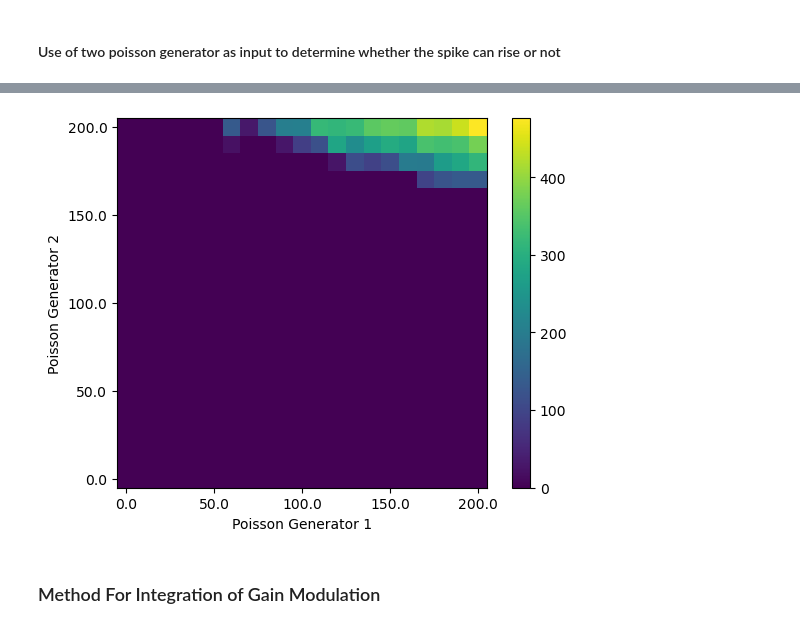
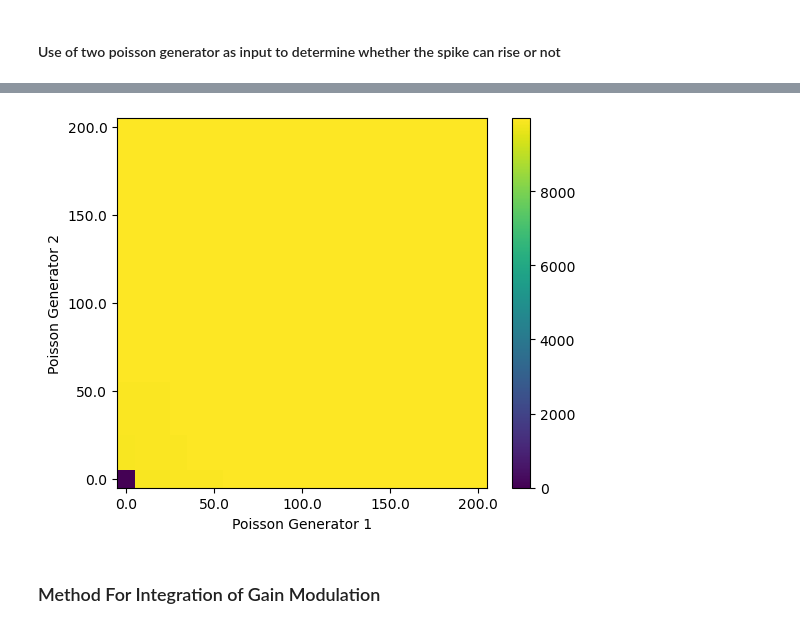
Before and after one commit to aung9htet/counting_snn, a Jupyter notebook: subitization_notebook.ipynb, the cells around one changed output, grey strips where cells are left out. Drawn from its saved outputs; the diff is of its cells as text; code cells hidden in the pictures.

```diff
--- a/subitization_notebook.ipynb
+++ b/subitization_notebook.ipynb
@@ -350,7 +366,7 @@ def test_capacitance_generator(capacitance, rate):
             "tau_syn_ex": 1000,             # ms rise time of the excitatory synaptic alpha function (i.e. to see the current for each spike decays)
             # "I_e": current * (10 ** 6),   # pA input current (commented)
             "I_e": 0,                       # pA input current
-            "tau_m": 50,                    # ms membrane time constant
+            "tau_m": 3,                    # ms membrane time constant
             "C_m": capacitance * 10**6,     # pF membrane capacitance (calculated for R = 1)
             "t_ref": 0                      # ms refractory period
         }
@@ -373,13 +389,13 @@ def test_capacitance_generator(capacitance, rate):
     # Synapse Connection Management
     nest.Connect(multimeter, neuron)
     nest.Connect(neuron, spike_recorder)
-    nest.Connect(poi_gen, neuron, syn_spec={'weight': 1.2 * 10**3})
+    nest.Connect(poi_gen, neuron, syn_spec={'weight': 2.4 * 10**3})
 
     # Simulation
     nest.Simulate(10000)
 
     # print(spike_recorder.get("events")["times"])
-    return len(spike_recorder.get("events")["times"]), multimeter.get()
+    return len(spike_recorder.get("events")["times"])/10, multimeter.get()
 # %%
 plt.figure()
 capacitance_range = range(1,10,1)
@@ -412,7 +445,7 @@ def test_tau_generator(tau_m, rate):
             # "I_e": current * (10 ** 6),   # pA input current (commented)
             "I_e": 0,                       # pA input current
             "tau_m": tau_m,                    # ms membrane time constant
-            "C_m": 4 * 10**6,     # pF membrane capacitance (calculated for R = 1)
+            "C_m": 1 * 10**6,     # pF membrane capacitance (calculated for R = 1)
             "t_ref": 0                      # ms refractory period
         }
 
@@ -434,16 +467,16 @@ def test_tau_generator(tau_m, rate):
     # Synapse Connection Management
     nest.Connect(multimeter, neuron)
     nest.Connect(neuron, spike_recorder)
-    nest.Connect(poi_gen, neuron, syn_spec={'weight': 1.2 * 10**3})
+    nest.Connect(poi_gen, neuron, syn_spec={'weight': 2.4 * 10**3})
 
     # Simulation
     nest.Simulate(10000)
 
     # print(spike_recorder.get("events")["times"])
-    return len(spike_recorder.get("events")["times"]), multimeter.get()
+    return len(spike_recorder.get("events")["times"])/10, multimeter.get()
 # %%
 plt.figure()
-tau_range = np.linspace(1, 11, 11)
+tau_range = np.linspace(1, 21, 11)
 rate_range = range(0, 200, 10)
 record_fr = np.empty(0)
 for tau in tau_range:
@@ -497,8 +547,8 @@ def test_gain_mod(rate1, rate2, weight1, weight2):
         "tau_syn_ex": 1000,             # ms rise time of the excitatory synaptic alpha function (i.e. to see the current for each spike decays)
         # "I_e": current * (10 ** 6),   # pA input current (commented)
         "I_e": 0,                       # pA input current
-        "tau_m": 7,                    # ms membrane time constant
-        "C_m": 4 * 10**6,     # pF membrane capacitance (calculated for R = 1)
+        "tau_m": 21,                    # ms membrane time constant
+        "C_m": 1,                       # pF membrane capacitance (calculated for R = 1)
         "t_ref": 0                      # ms refractory period
     }
 
@@ -533,7 +583,7 @@ def test_gain_mod(rate1, rate2, weight1, weight2):
     nest.Simulate(10000)
 
     # print(spike_recorder.get("events")["times"])
-    return len(spike_recorder.get("events")["times"]), multimeter.get()
+    return len(spike_recorder.get("events")["times"])/10, multimeter.get()
 # %%
 fig, axs = plt.subplots(10,10)
 max_range = 200
@@ -579,24 +630,24 @@ plt.show()
 # %%
 max_range = 200
 min_range = 0
 no_of_test = 21
 rate1_range = np.linspace(max_range,min_range, no_of_test)
 rate2_range = np.linspace(min_range,max_range, no_of_test)
 record_fr = np.empty((len(rate1_range), len(rate2_range)))
 for r1_i in range(len(rate1_range)):
     for r2_i in range(len(rate2_range)):
-        fr, _ = test_gain_mod(rate1_range[r1_i], rate2_range[r2_i], 0.8, 0.2)
+        fr, _ = test_gain_mod(rate1_range[r1_i], rate2_range[r2_i], 0.1, 0.1)
         record_fr[r1_i][r2_i] = fr
 plt.figure()
 plt.imshow(record_fr)
 plt.xlabel("Poisson Generator 1")
 plt.ylabel("Poisson Generator 2")
 plt.xticks(ticks=np.linspace(0, no_of_test - 1,5), labels=np.linspace(min_range, max_range, 5))
 plt.yticks(ticks=np.linspace(0, no_of_test - 1,5), labels=np.linspace(max_range, min_range, 5))
 plt.colorbar()
 plt.show()
 # %% [output]
-[figure, old version]
+[figure, new version]
 # %% [markdown]
 ### Method For Integration of Gain Modulation
 # %%
```
Also changed, not shown: parts of 14 cells of this notebook.
